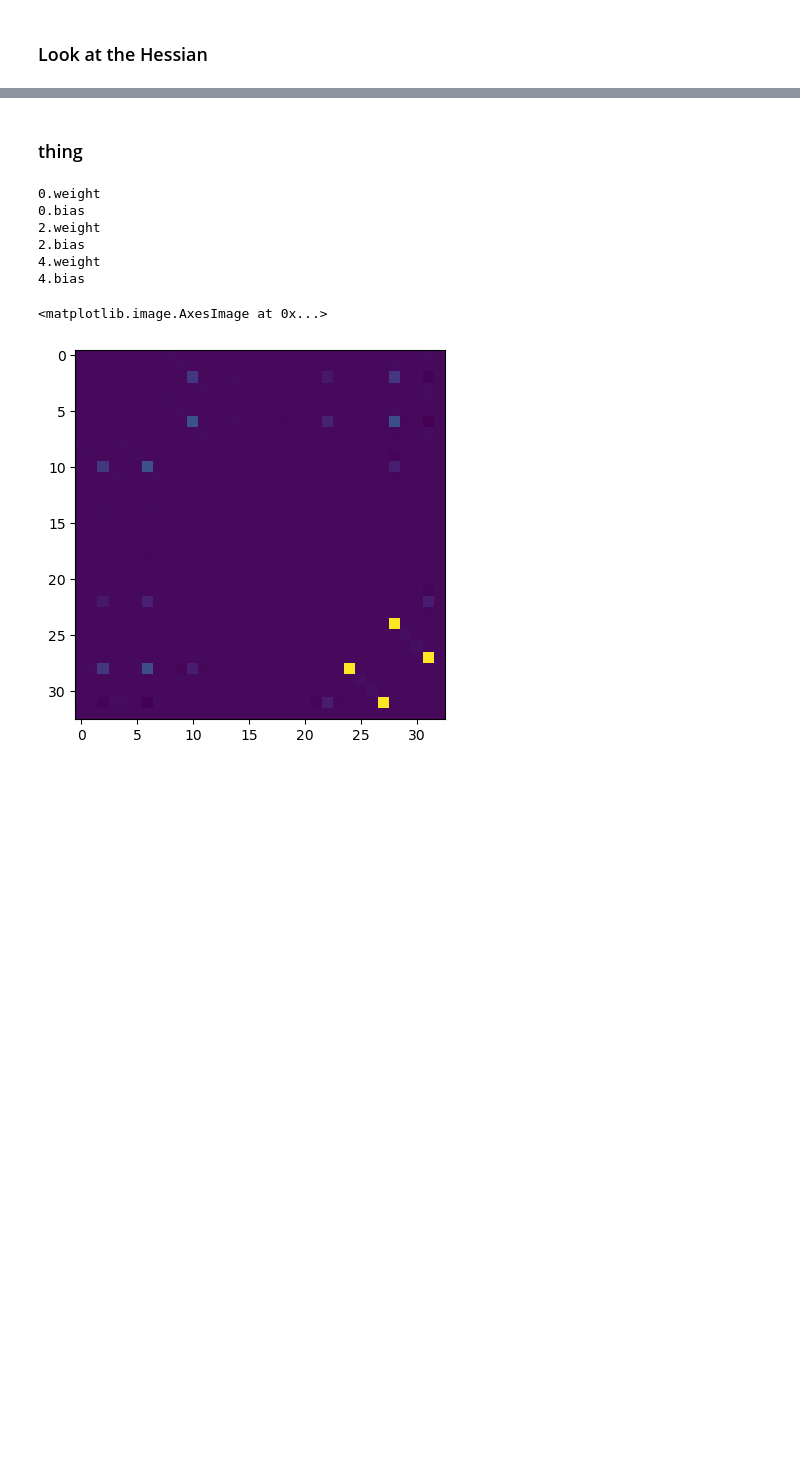
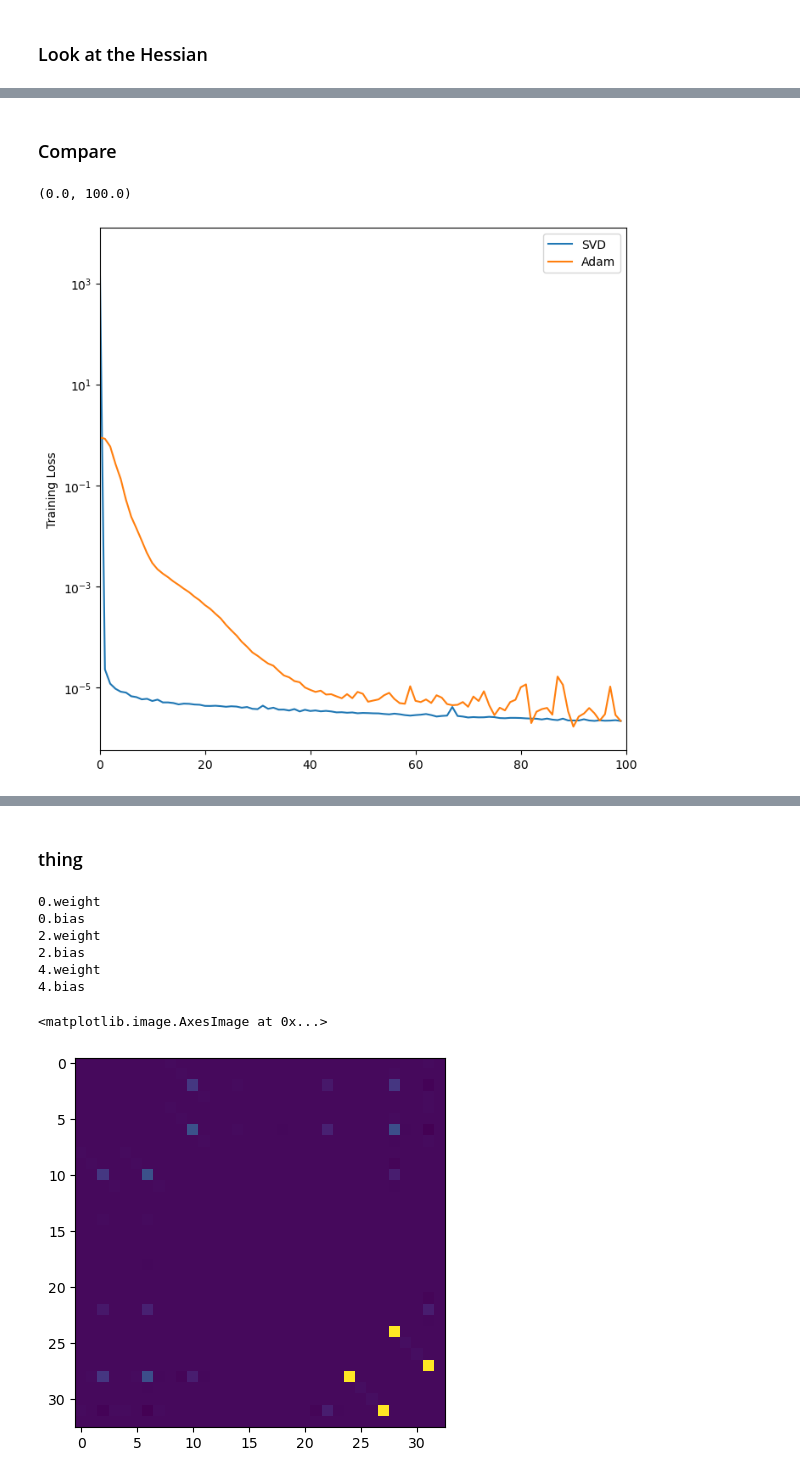
Before and after one commit to sambt/sven-experiments, a Jupyter notebook: notebooks_new/linear_model_hessian.ipynb, the cells around one changed output, grey strips where cells are left out. Drawn from its saved outputs; the diff is of its cells as text; code cells hidden in the pictures; blank space fills up the shorter version.

```diff
--- a/notebooks_new/linear_model_hessian.ipynb
+++ b/notebooks_new/linear_model_hessian.ipynb
@@ -157,7 +189,7 @@ from experiments.datasets import Toy1DRegressionDataset
 
 toy_1d = Toy1DRegressionDataset(seed=12345,n_train=10_000,n_val=2_000,n_test=10_000)
 train_dataset = toy_1d.train_dataset
-test_dataset = toy_1d.val_dataset
+val_dataset = toy_1d.val_dataset
 # %%
 def make_model():
     return MLP(input_dim=1,
@@ -208,0 +205,4 @@ plt.xscale('log')
+# %%
+LOADER_SEED = 12345
+batch_size = 64
+n_epoch = 100
@@ -208,0 +242,31 @@ plt.xscale('log')
+# %%
+model_svd = make_model().to(device)
+model_svd.load_state_dict(init_state)
+model_svd = model_svd.to(device)
+
+def loss_fn(pred,y):
+    return (pred-y).pow(2).sum(dim=1)
+
+LR_SVD = 0.5
+RTOL = 1e-3
+K = 16
+
+
+model_svd = SvenWrapper(model_svd, loss_fn, device=device)
+optimizer = Sven(model_svd,lr=LR_SVD,k=K,rtol=RTOL,track_svd_info=True,svd_mode='randomized', use_rmsprop=False)
+
+train_loader = DataLoader(train_dataset, batch_size=batch_size, shuffle=True, generator=torch.Generator().manual_seed(LOADER_SEED))
+test_loader = DataLoader(val_dataset, batch_size=256, shuffle=False)
+
+x_pre_sven, y_pre_sven = train_dataset[torch.randperm(len(train_dataset),generator=torch.Generator().manual_seed(12345))[:5000]]
+H_pre_sven = get_hessian_sven(model_svd, x_pre_sven.to(device), y_pre_sven.to(device))
+eigs_pre_sven = torch.linalg.eigvalsh(H_pre_sven)
+#del H_pre_sven
+
+model_svd, losses_svd, optimizer = train_loop_svd(model_svd,optimizer,loss_fn,train_loader,test_loader,n_epoch,device,track_acc=True)
+svd_info = optimizer.svd_info
+
+x_post_sven, y_post_sven = train_dataset[torch.randperm(len(train_dataset),generator=torch.Generator().manual_seed(12345))[:5000]]
+H_post_sven = get_hessian_sven(model_svd, x_post_sven.to(device), y_post_sven.to(device))
+eigs_post_sven = torch.linalg.eigvalsh(H_post_sven)
+#del H_post_sven
@@ -208,0 +276,13 @@ plt.xscale('log')
+# %% [markdown]
+### Compare
+# %%
+plt.figure(figsize=(8,8))
+plt.plot(losses_svd['train'],label='SVD')
+plt.plot(losses_adam['train'],label='Adam')
+plt.legend()
+plt.ylabel("Training Loss")
+plt.yscale('log')
+plt.xlim([0,100])
+# %% [output]
+(0.0, 100.0)
+[figure, added]
```
Also changed, not shown: parts of 47 cells of this notebook.
